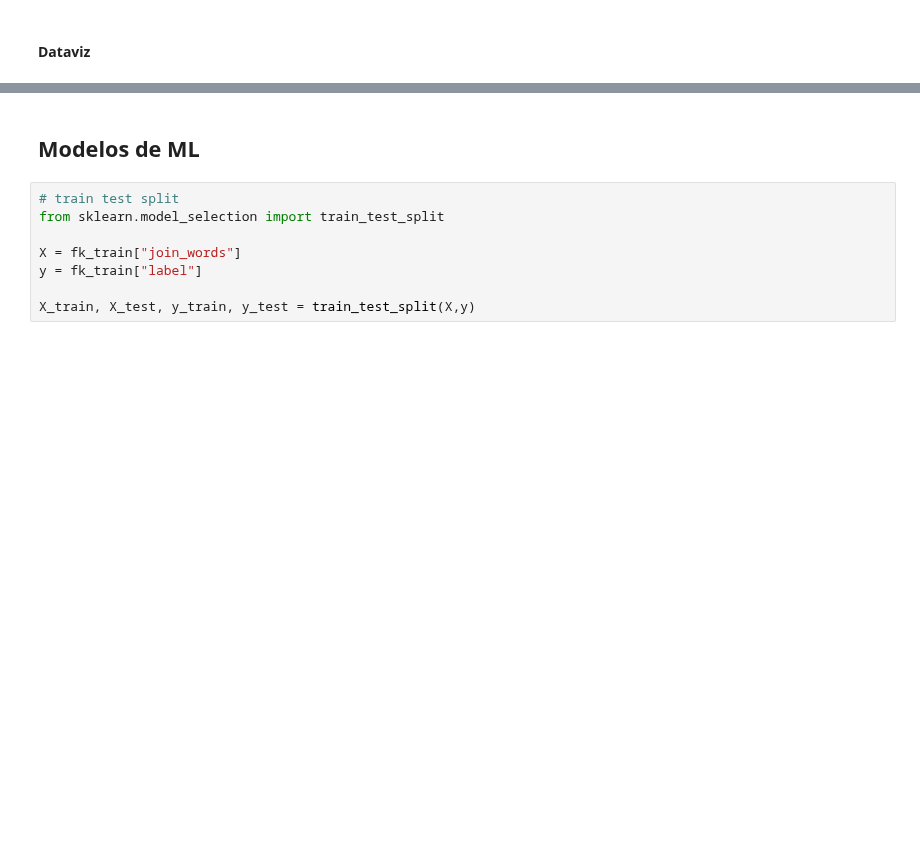
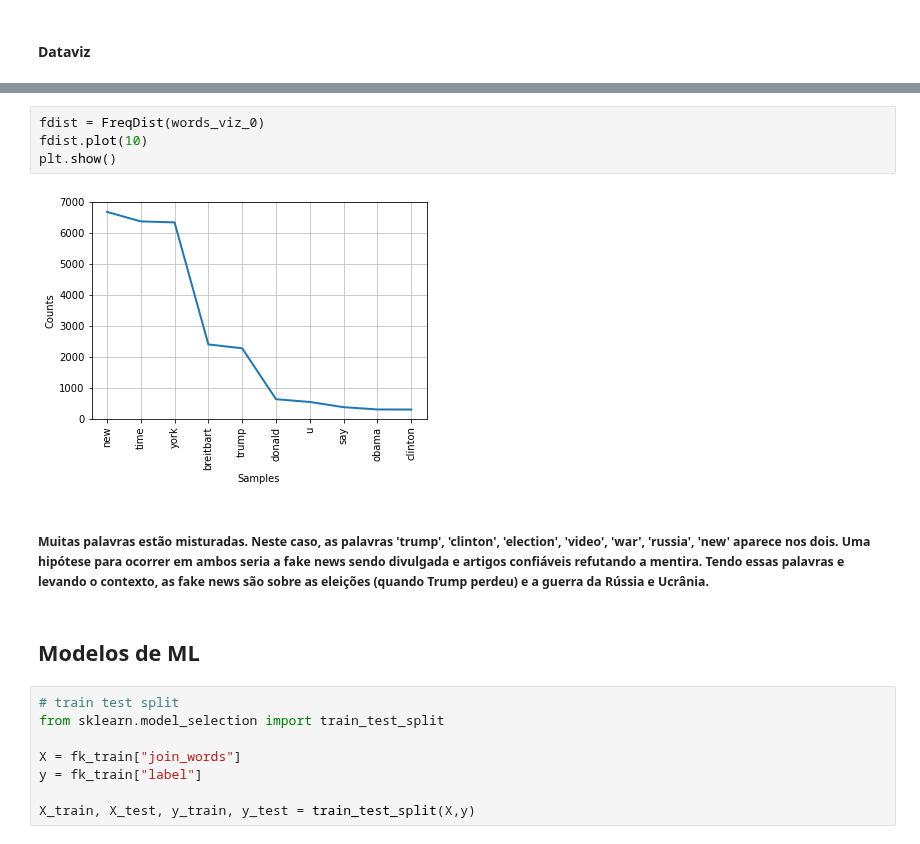
Before and after one commit to GabrielAsato/Curso_DS_Degree, a Jupyter notebook: Módulo 13 - Dados Não Estruturados II/Exercicio_20220902_GabrielAsato.ipynb, the cells around one changed output, grey strips where cells are left out. Drawn from its saved outputs; the diff is of its cells as text; blank space fills up the shorter version.

```diff
--- a/Módulo 13 - Dados Não Estruturados II/Exercicio_20220902_GabrielAsato.ipynb
+++ b/Módulo 13 - Dados Não Estruturados II/Exercicio_20220902_GabrielAsato.ipynb
@@ -214,3 +217,11 @@ for i in range(fk_train.shape[0]):
+# %%
+fdist = FreqDist(words_viz_0)
+fdist.plot(10)
+plt.show()
+# %% [output]
+[figure, added]
+# %% [markdown]
+##### Muitas palavras estão misturadas. Neste caso, as palavras 'trump', 'clinton', 'election', 'video', 'war', 'russia', 'new' aparece nos dois. Uma hipótese para ocorrer em ambos seria a fake news sendo divulgada e artigos confiáveis refutando a mentira. Tendo essas palavras e levando o contexto, as fake news são sobre as eleições (quando Trump perdeu) e a guerra da Rússia e Ucrânia.
 # %% [markdown]
 ## Modelos de ML
 # %%
```
Also changed, not shown: parts of 18 cells of this notebook.
